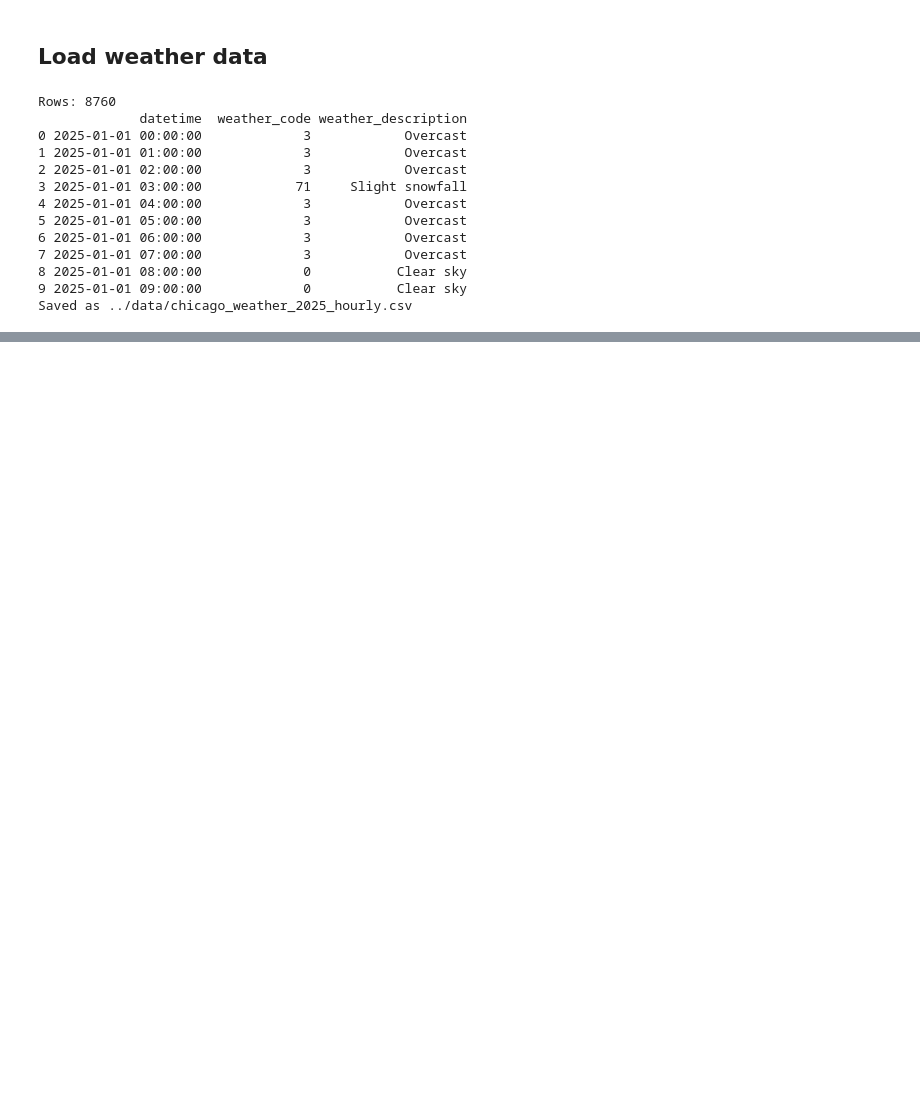
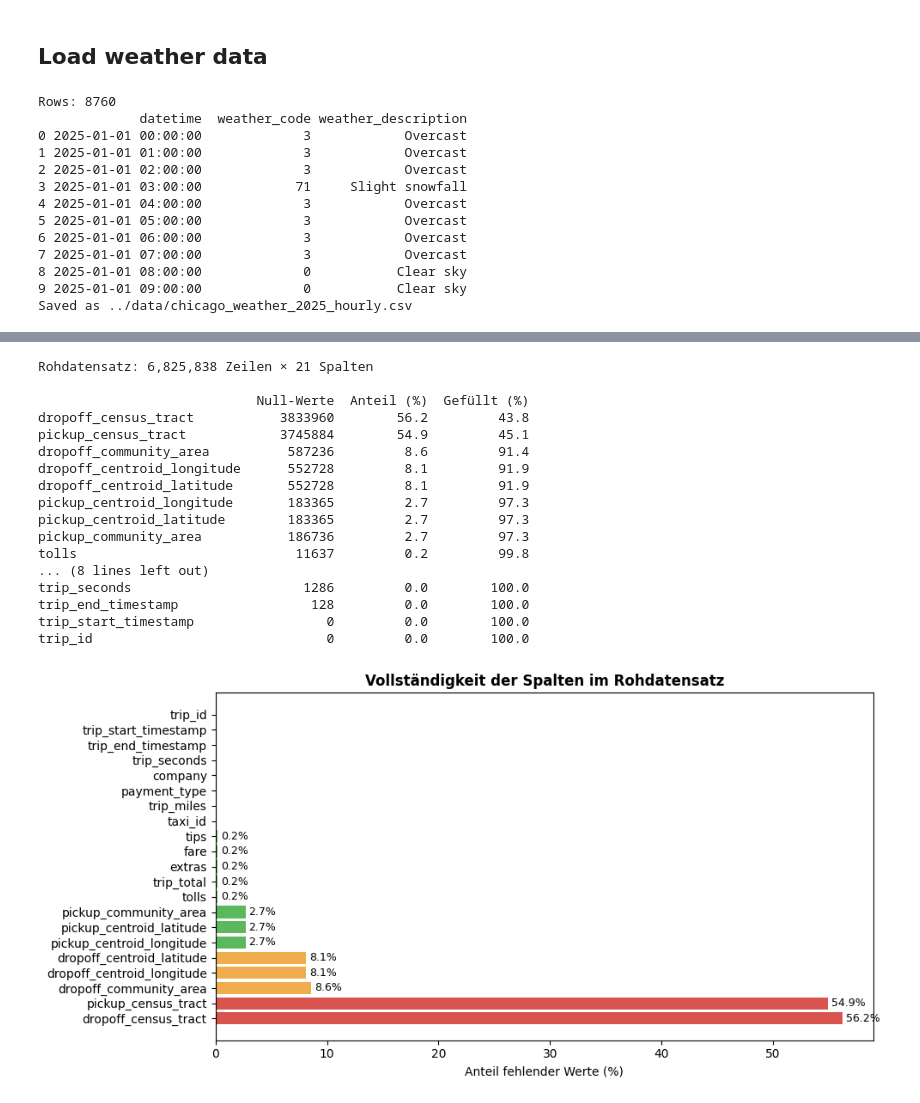
Before and after one commit to nbringew/AAA_Team_1, a Jupyter notebook: notebooks/00_data_loading.ipynb, the cells around one changed output, grey strips where cells are left out. Drawn from its saved outputs; the diff is of its cells as text; code cells hidden in the pictures; blank space fills up the shorter version.

Commit message:
Nachvollziehbareres Data Cleaning und alle Spalten dringelassen - parquet Datei ist zu groß daher muss jeder einmal das Data loading skript lokal laufen lassen!

```diff
--- a/notebooks/00_data_loading.ipynb
+++ b/notebooks/00_data_loading.ipynb
@@ -311,0 +280,59 @@ Gespeichert: ../data/chicago_taxi_2025_clean.parquet
+# %%
+import os
+import pandas as pd
+import matplotlib.pyplot as plt
+import numpy as np
+
+CSV_PATH    = '../data/chicago_taxi_2025.csv'
+OUT_PARQUET = '../data/chicago_taxi_2025_clean.parquet'
+
+# ── Laden ─────────────────────────────────────────────────────────────────────
+df = pd.read_csv(CSV_PATH, low_memory=False)
+df['trip_start_timestamp'] = pd.to_datetime(df['trip_start_timestamp'], errors='coerce')
+df['trip_end_timestamp']   = pd.to_datetime(df['trip_end_timestamp'],   errors='coerce')
+df = df[df['trip_start_timestamp'].dt.year == 2025].copy()
+print(f"Rohdatensatz: {len(df):,} Zeilen × {df.shape[1]} Spalten\n")
+
+# ── Null-Werte pro Spalte ─────────────────────────────────────────────────────
+null_counts = df.isnull().sum()
+null_pcts   = (df.isnull().mean() * 100).round(1)
+
+overview = pd.DataFrame({
+    'Null-Werte':  null_counts,
+    'Anteil (%)':  null_pcts,
+    'Gefüllt (%)': (100 - null_pcts),
+}).sort_values('Anteil (%)', ascending=False)
+
+print(overview.to_string())
+
+# Visualisierung
+fig, ax = plt.subplots(figsize=(10, 5))
+colors = ['#d9534f' if p > 30 else '#f0ad4e' if p > 5 else '#5cb85c' for p in overview['Anteil (%)']]
+bars = ax.barh(overview.index, overview['Anteil (%)'], color=colors)
+ax.set_xlabel('Anteil fehlender Werte (%)')
+ax.set_title('Vollständigkeit der Spalten im Rohdatensatz', fontweight='bold')
+ax.axvline(0, color='black', linewidth=0.8)
+for bar, val in zip(bars, overview['Anteil (%)']):
+    if val > 0:
+        ax.text(val + 0.3, bar.get_y() + bar.get_height()/2, f'{val:.1f}%', va='center', fontsize=9)
+plt.tight_layout()
+plt.show()
+# %% [output]
+Rohdatensatz: 6,825,838 Zeilen × 21 Spalten
+
+                            Null-Werte  Anteil (%)  Gefüllt (%)
+dropoff_census_tract           3833960        56.2         43.8
+pickup_census_tract            3745884        54.9         45.1
+dropoff_community_area          587236         8.6         91.4
+dropoff_centroid_longitude      552728         8.1         91.9
+dropoff_centroid_latitude       552728         8.1         91.9
+pickup_centroid_longitude       183365         2.7         97.3
+pickup_centroid_latitude        183365         2.7         97.3
+pickup_community_area           186736         2.7         97.3
+tolls                            11637         0.2         99.8
+... (8 lines left out)
+trip_seconds                      1286         0.0        100.0
+trip_end_timestamp                 128         0.0        100.0
+trip_start_timestamp                 0         0.0        100.0
+trip_id                              0         0.0        100.0
+[figure, added]
```
Also changed, not shown: parts of 22 cells of this notebook, 2 other files.
